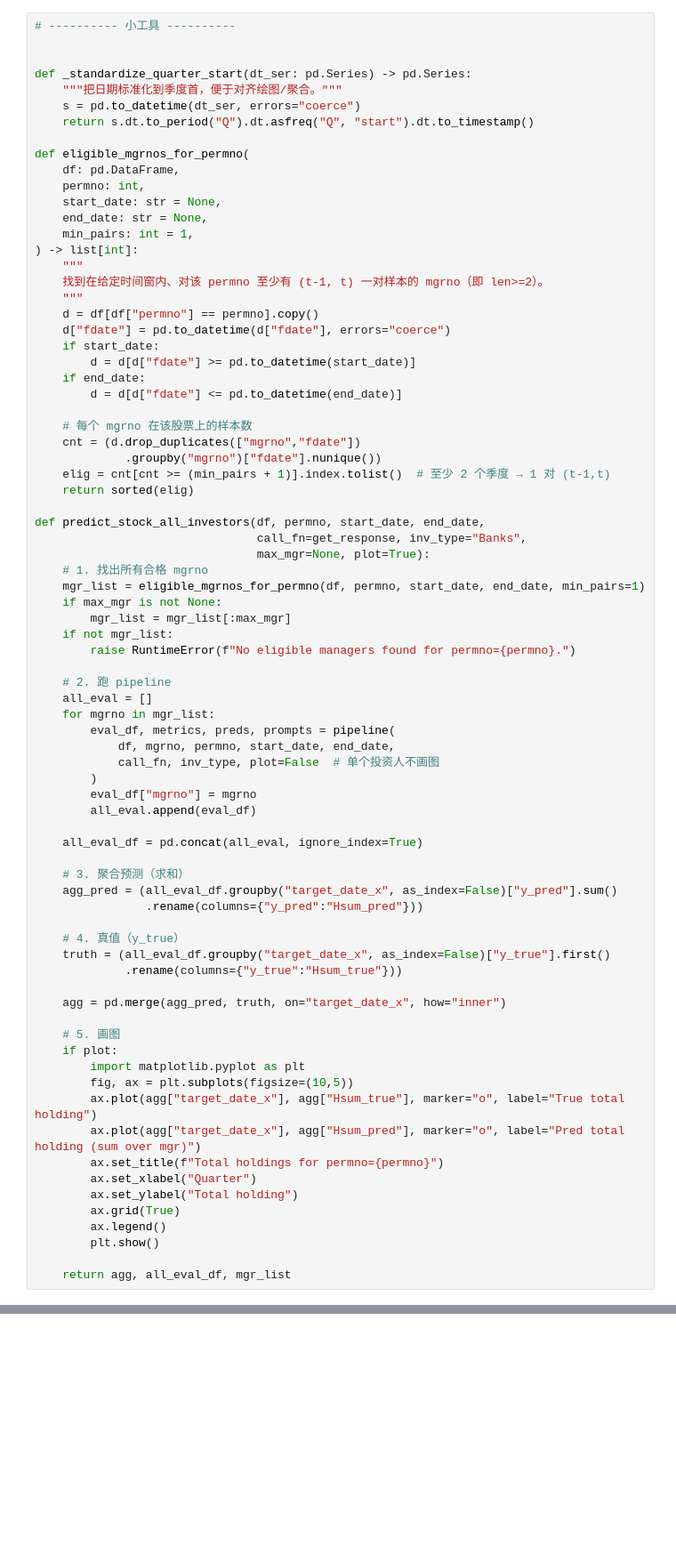
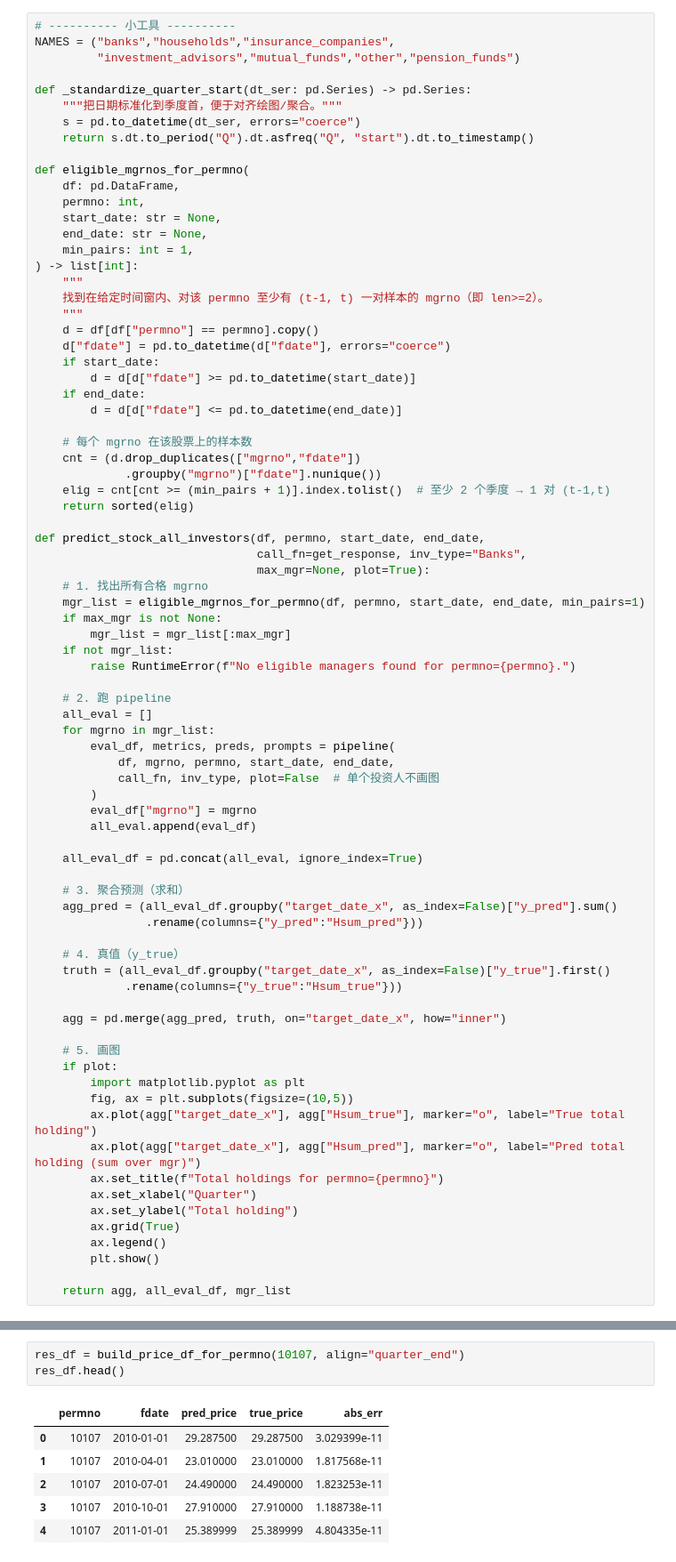
Before and after one commit to ycsama0703/dbap_test, a Jupyter notebook: multi_mgr.ipynb, the cells around one changed output, grey strips where cells are left out. Shown at 89% size. Cells and saved outputs as stored; diff of their text form; blank space fills up the shorter version.

```diff
--- a/multi_mgr.ipynb
+++ b/multi_mgr.ipynb
@@ -19,7 +22,8 @@ from zoneinfo import ZoneInfo
 from pathlib import Path
 # %%
 # ---------- 小工具 ----------
-
+NAMES = ("banks","households","insurance_companies",
+         "investment_advisors","mutual_funds","other","pension_funds")
 
 def _standardize_quarter_start(dt_ser: pd.Series) -> pd.Series:
     """把日期标准化到季度首，便于对齐绘图/聚合。"""
@@ -133,0 +252,10 @@ agg, all_eval_df, mgr_list = predict_stock_all_investors(
+# %%
+res_df = build_price_df_for_permno(10107, align="quarter_end")
+res_df.head()
+# %% [output]
+|  | permno | fdate | pred_price | true_price | abs_err |
+| 0 | 10107 | 2010-01-01 | 29.287500 | 29.287500 | 3.029399e-11 |
+| 1 | 10107 | 2010-04-01 | 23.010000 | 23.010000 | 1.817568e-11 |
+| 2 | 10107 | 2010-07-01 | 24.490000 | 24.490000 | 1.823253e-11 |
+| 3 | 10107 | 2010-10-01 | 27.910000 | 27.910000 | 1.188738e-11 |
+| 4 | 10107 | 2011-01-01 | 25.389999 | 25.389999 | 4.804335e-11 |
```
Also changed, not shown: parts of 12 cells of this notebook, 7 other files.
